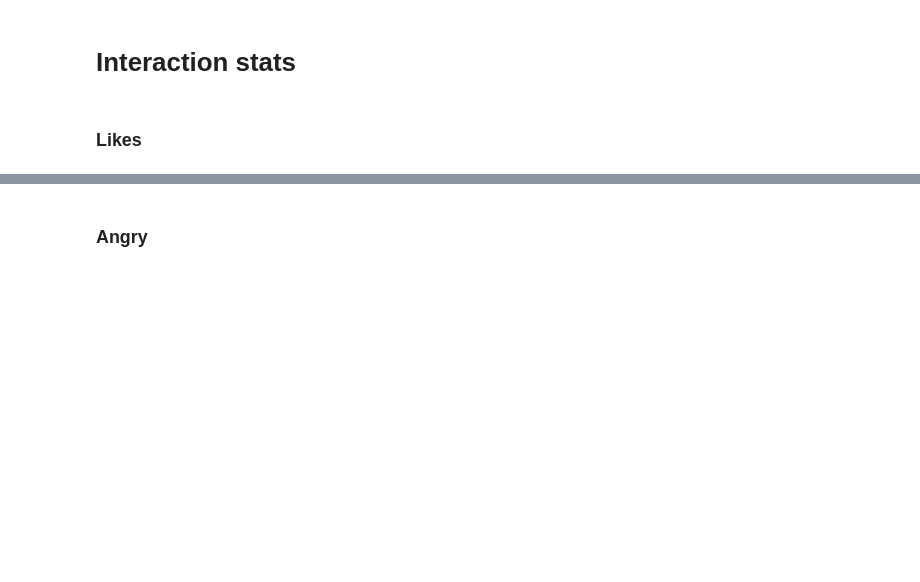
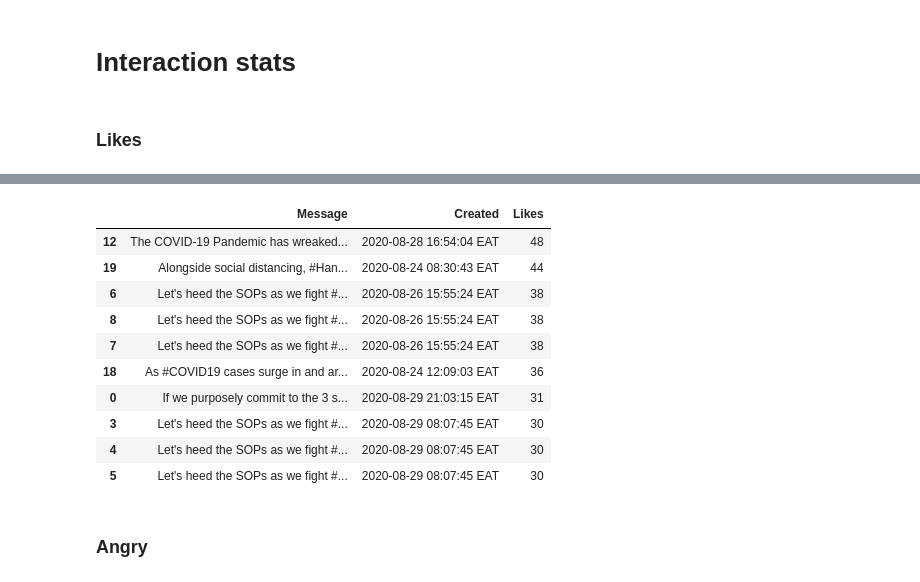
Before and after one commit to SunbirdAI/covid19-uganda-facebook-data-analysis, a Jupyter notebook: notebooks/KCCA_Posts_June_August.ipynb, the cells around one changed output, grey strips where cells are left out. Saved outputs shown, nothing was run; the diff lists cells and outputs as text; code cells hidden in the pictures; blank space fills up the shorter version.

```diff
--- a/notebooks/KCCA_Posts_June_August.ipynb
+++ b/notebooks/KCCA_Posts_June_August.ipynb
@@ -186,3 +196,17 @@ posts.plot.area(x='Created', y='Likes', color='Green', alpha=0.4,  figsize=(20,1
+# %%
+posts[['Message', 'Created', 'Likes']].sort_values(by='Likes', ascending=False).tail(10)
+# %% [output]
+|  | Message | Created | Likes |
+| 12 | The COVID-19 Pandemic has wreaked... | 2020-08-28 16:54:04 EAT | 48 |
+| 19 | Alongside social distancing, #Han... | 2020-08-24 08:30:43 EAT | 44 |
+| 6 | Let's heed the SOPs as we fight #... | 2020-08-26 15:55:24 EAT | 38 |
+| 8 | Let's heed the SOPs as we fight #... | 2020-08-26 15:55:24 EAT | 38 |
+| 7 | Let's heed the SOPs as we fight #... | 2020-08-26 15:55:24 EAT | 38 |
+| 18 | As #COVID19 cases surge in and ar... | 2020-08-24 12:09:03 EAT | 36 |
+| 0 | If we purposely commit to the 3 s... | 2020-08-29 21:03:15 EAT | 31 |
+| 3 | Let's heed the SOPs as we fight #... | 2020-08-29 08:07:45 EAT | 30 |
+| 4 | Let's heed the SOPs as we fight #... | 2020-08-29 08:07:45 EAT | 30 |
+| 5 | Let's heed the SOPs as we fight #... | 2020-08-29 08:07:45 EAT | 30 |
 # %% [markdown]
 ### Angry
 # %%
```
Also changed, not shown: parts of 10 cells of this notebook.
